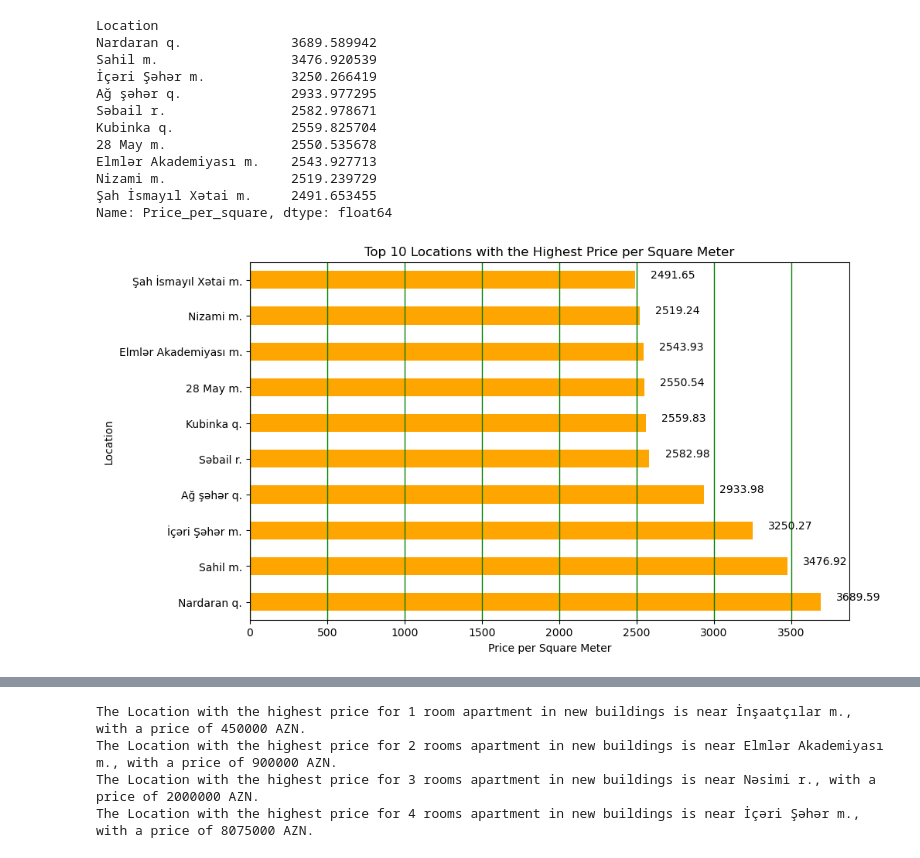
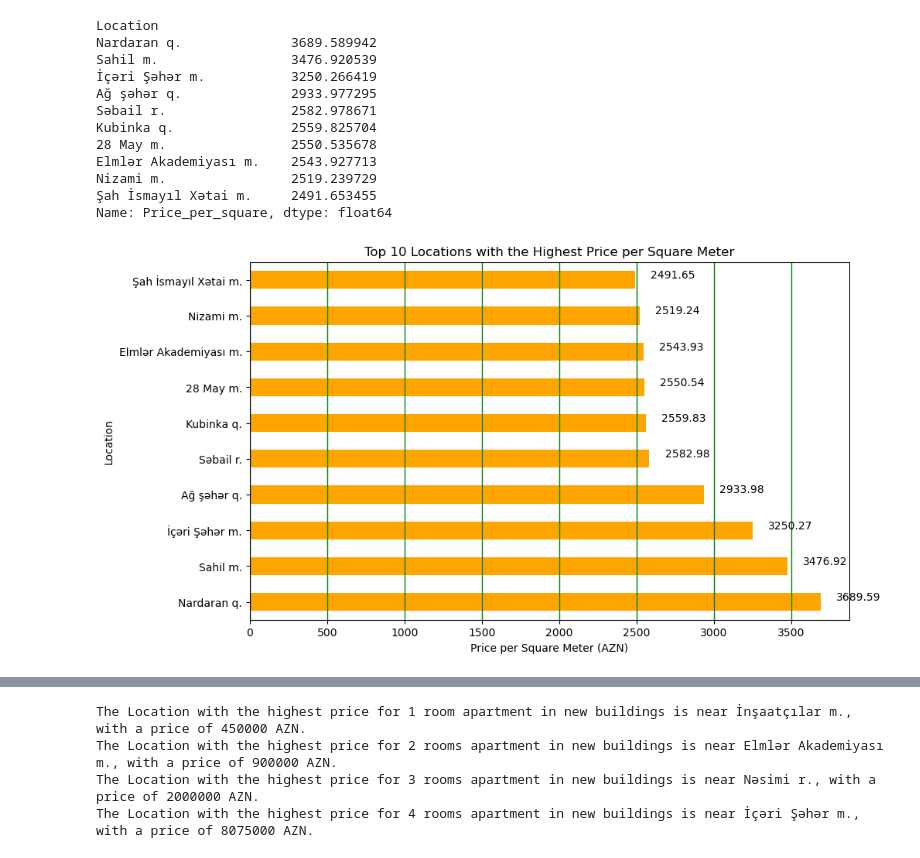
Before and after one commit to Khayal11/Baku_Apartments_Data, a Jupyter notebook: project.ipynb, the cells around one changed output, grey strips where cells are left out. Cells and saved outputs as stored; diff of their text form; code cells hidden in the pictures.

```diff
--- a/project.ipynb
+++ b/project.ipynb
@@ -276,19 +276,19 @@ Name: Price_per_square, dtype: float64
 # %%
 # Plot top 10 locations with highest price per square meter
 avg_price_per_sq_top=avg_price_per_sq_top.sort_values(ascending=False)
 
 ax = avg_price_per_sq_top.plot(kind='barh', figsize=(10,6),color='orange')
 
 
 plt.title('Top 10 Locations with the Highest Price per Square Meter')
-plt.xlabel('Price per Square Meter')
+plt.xlabel('Price per Square Meter (AZN)')
 plt.ylabel('Location')
 plt.grid(axis='x', linewidth = 1,color = 'green')
 
 for i in ax.patches:
     ax.text(i.get_width() + 100, i.get_y() + 0.3, f"{i.get_width():.2f}", fontsize = 10 ,color = 'Black')
 
 
 plt.show()
 # %% [output]
-[figure, old version]
+[figure, new version]
```
Also changed, not shown: parts of 3 cells of this notebook, 1 other file.
